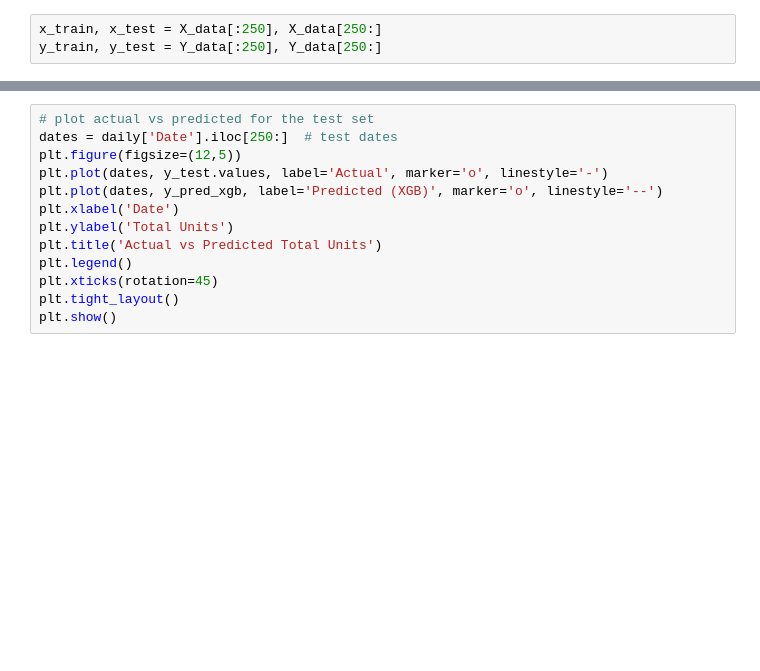
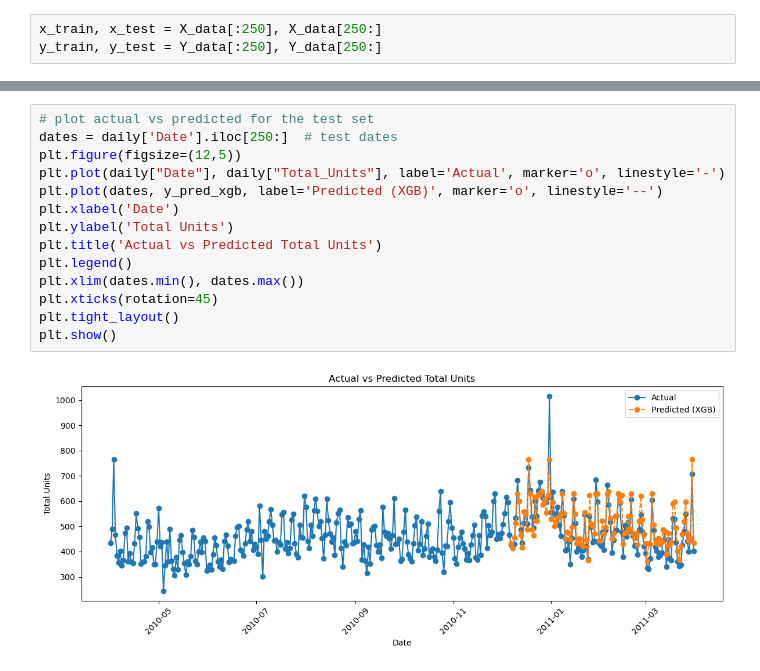
Before and after one commit to CasGijtenbeek/Data-Science-Project, a Jupyter notebook: xgboost_daily.ipynb, the cells around one changed output, grey strips where cells are left out. Drawn from its saved outputs; the diff is of its cells as text; blank space fills up the shorter version.

```diff
--- a/xgboost_daily.ipynb
+++ b/xgboost_daily.ipynb
@@ -85,13 +82,16 @@ Mean Squared Error: 2412.78857421875
 # %%
 # plot actual vs predicted for the test set
 dates = daily['Date'].iloc[250:]  # test dates
 plt.figure(figsize=(12,5))
-plt.plot(dates, y_test.values, label='Actual', marker='o', linestyle='-')
+plt.plot(daily["Date"], daily["Total_Units"], label='Actual', marker='o', linestyle='-')
 plt.plot(dates, y_pred_xgb, label='Predicted (XGB)', marker='o', linestyle='--')
 plt.xlabel('Date')
 plt.ylabel('Total Units')
 plt.title('Actual vs Predicted Total Units')
 plt.legend()
+plt.xlim(dates.min(), dates.max())
 plt.xticks(rotation=45)
 plt.tight_layout()
 plt.show()
+# %% [output]
+[figure, added]
```
Also changed, not shown: parts of 4 cells of this notebook.
